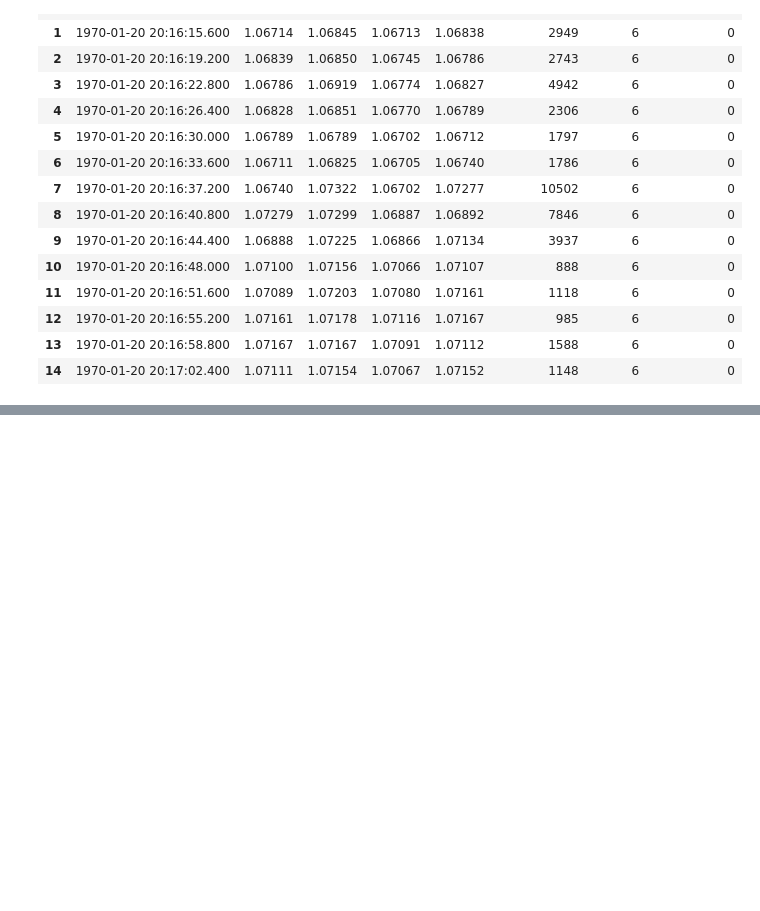
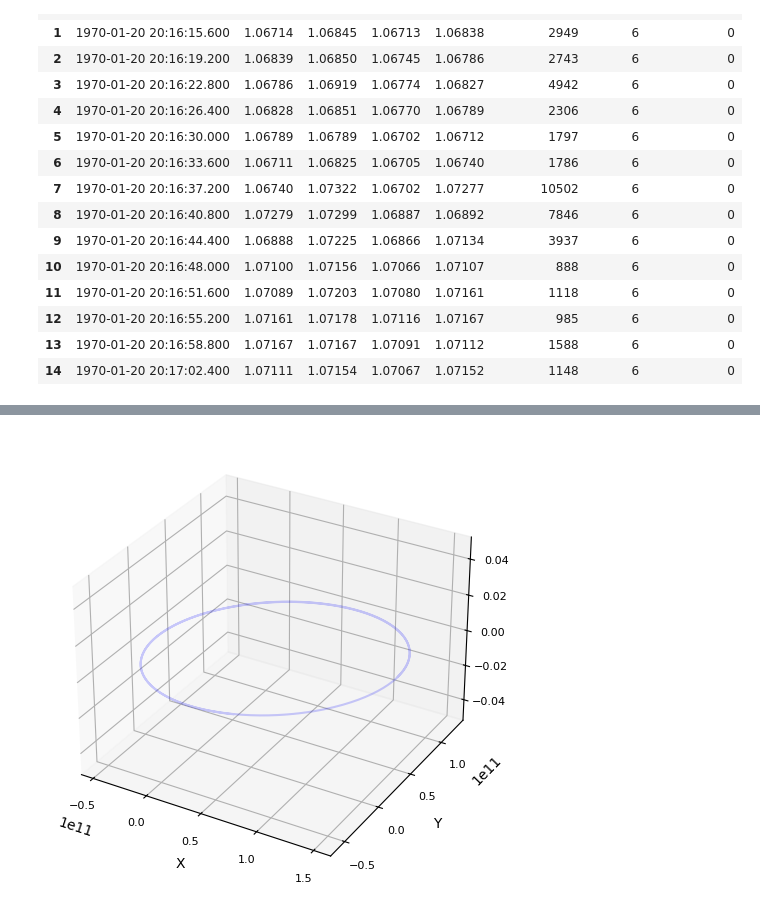
Before and after one commit to klyons/Alpha-Quant-Course, a Jupyter notebook: Strategies/test_notebook.ipynb, the cells around one changed output, grey strips where cells are left out. Drawn from its saved outputs; the diff is of its cells as text; code cells hidden in the pictures; blank space fills up the shorter version.

```diff
--- a/Strategies/test_notebook.ipynb
+++ b/Strategies/test_notebook.ipynb
@@ -61,0 +88,4 @@ df_ticks_2["time"] = pd.to_datetime(df_ticks["time"], unit="ms")
+# %%
+sim.play(path=True)
+# %% [output]
+[figure, added]
```
Also changed, not shown: parts of 34 cells of this notebook, 29 other files.
